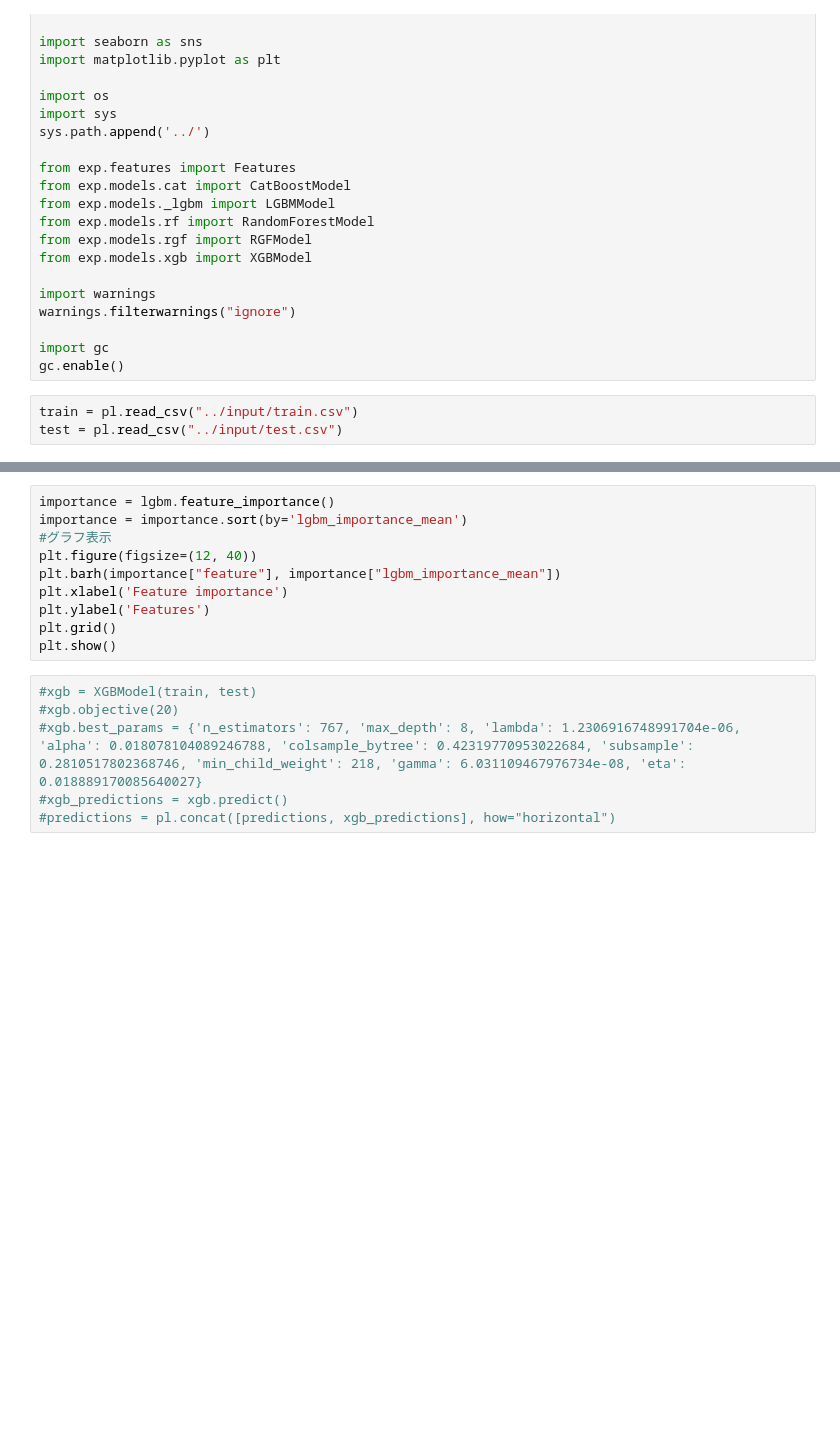
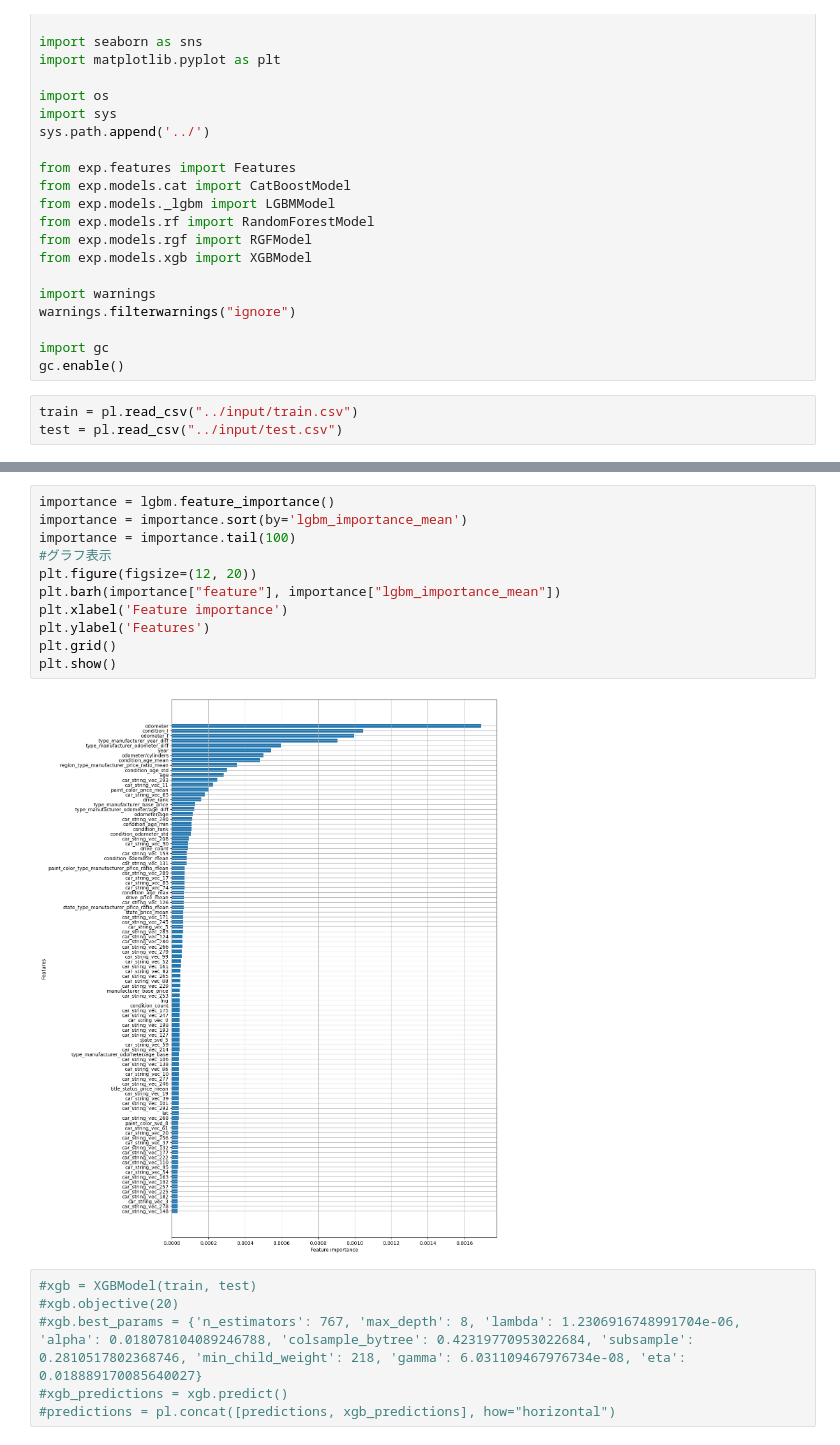
Before and after one commit to tkser/signate_scup2023, a Jupyter notebook: work/model.ipynb, the cells around one changed output, grey strips where cells are left out. Saved outputs shown, nothing was run; the diff lists cells and outputs as text; blank space fills up the shorter version.

```diff
--- a/work/model.ipynb
+++ b/work/model.ipynb
@@ -96,13 +73,16 @@ Fold_lgbm 4: 0.6537258793302255
 # %%
 importance = lgbm.feature_importance()
 importance = importance.sort(by='lgbm_importance_mean')
+importance = importance.tail(100)
 #グラフ表示
-plt.figure(figsize=(12, 40))
+plt.figure(figsize=(12, 20))
 plt.barh(importance["feature"], importance["lgbm_importance_mean"])
 plt.xlabel('Feature importance')
 plt.ylabel('Features')
 plt.grid()
 plt.show()
+# %% [output]
+[figure, added]
 # %%
 #xgb = XGBModel(train, test)
 #xgb.objective(20)
```
Also changed, not shown: parts of 5 cells of this notebook, 1 other file.
